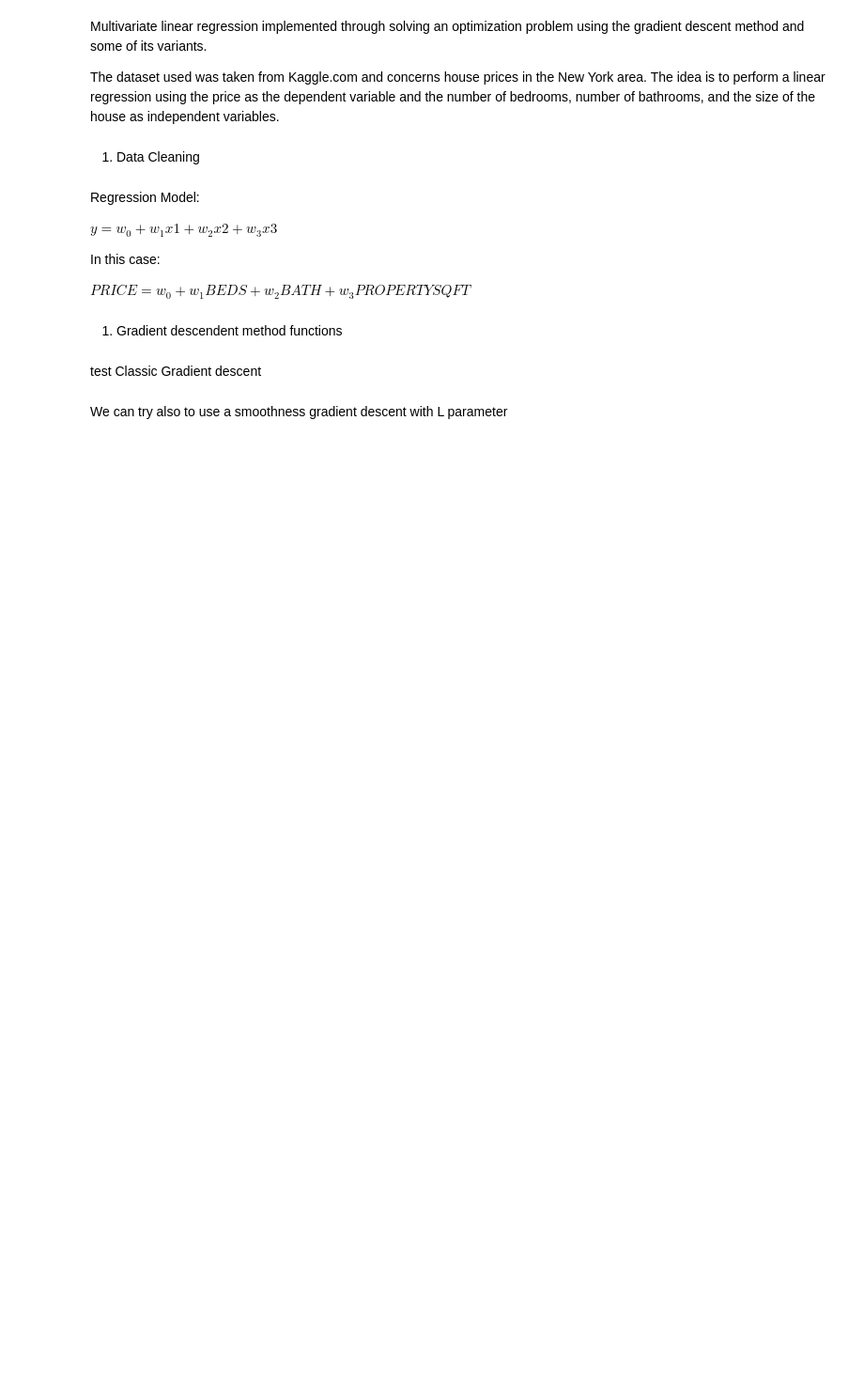
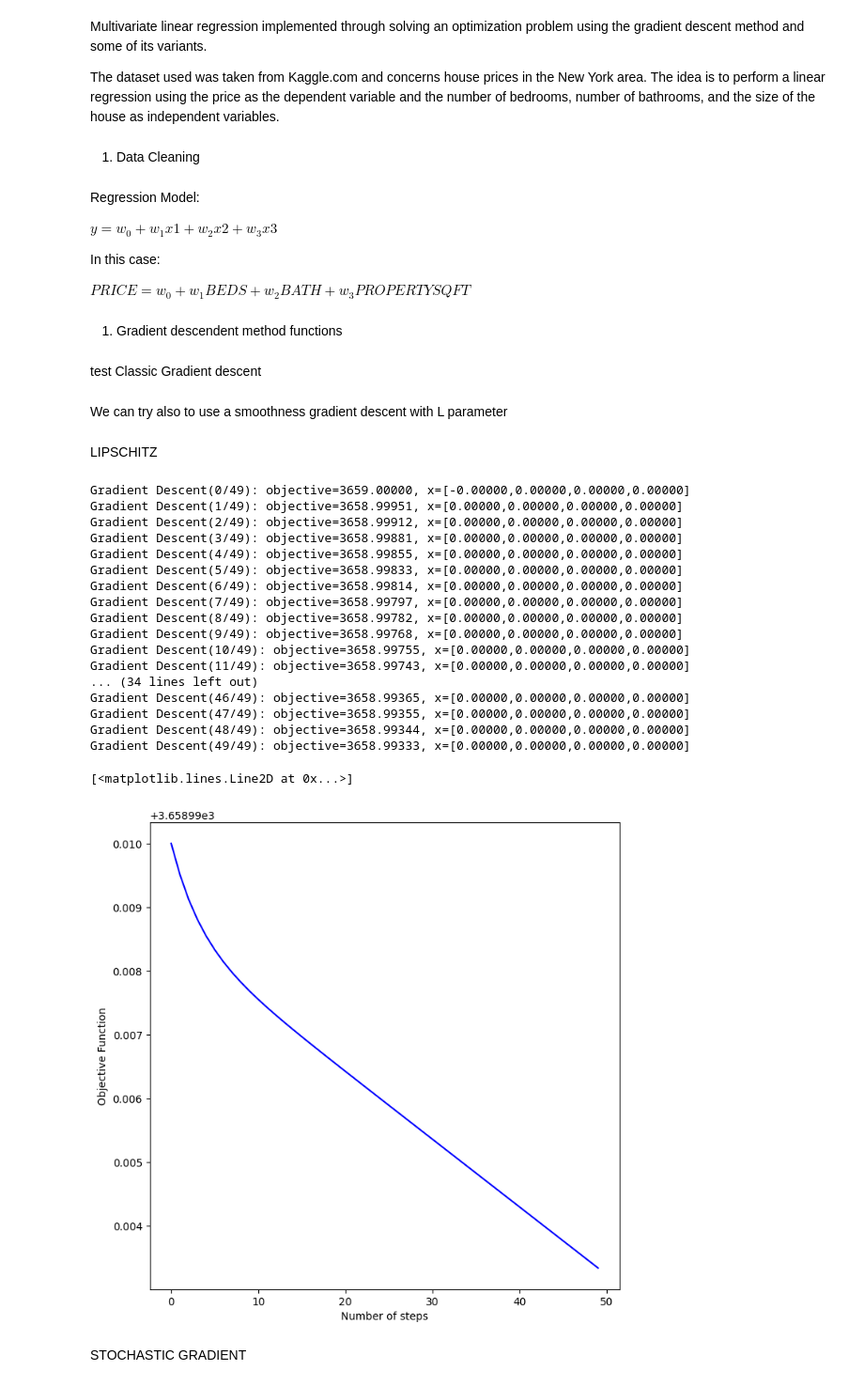
Before and after one commit to drossi15/Gradient-Descent, a Jupyter notebook: notebook.ipynb, the cells around one changed output. Shown at 94% size. Drawn from its saved outputs; the diff is of its cells as text; code cells hidden in the pictures; blank space fills up the shorter version.

```diff
--- a/notebook.ipynb
+++ b/notebook.ipynb
@@ -85,7 +85,7 @@ def compute_gradient(A, x, b):
     grad = 2 * A.T.dot(Axmb)
     return grad, Axmb
 
-def gradient_descent(A, initial_x, b, max_iters, gamma):
+def gradient_descent(A, initial_x, b, max_iters,gamma):
     """Gradient descent algorithm."""
     # Define parameters to store x and objective func. values
     xs = [initial_x]
@@ -106,8 +106,8 @@ def gradient_descent(A, initial_x, b, max_iters, gamma):
         # store x and objective function value
         xs.append(x)
         objectives.append(obj)
-        print("Gradient Descent({bi}/{ti}): objective={l:.5f}, x=[{w0:.5f},{w1:.5f}]".format(
-              bi=n_iter, ti=max_iters - 1, l=obj, w0=x[0], w1=x[1]))
+        print("Gradient Descent({bi}/{ti}): objective={l:.5f}, x=[{w0:.5f},{w1:.5f},{w2:.5f},{w3:.5f}]".format(
+              bi=n_iter, ti=max_iters - 1, l=obj, w0=x[0], w1=x[1], w2=x[2], w3=x[3]))
 
     return objectives, xs
 # %% [markdown]
@@ -151,3 +152,49 @@ plt.figure(figsize=(8, 8))
 plt.xlabel('Number of steps')
 plt.ylabel('Objective Function')
 plt.plot(range(len(gradient_objectives_smooth)), gradient_objectives_smooth,'green', label='gradient descent assuming smoothness')
+# %% [markdown]
+LIPSCHITZ
+# %%
+max_iters = 50
+R = 25
+
+# ***************************************************
+# YOUR CODE HERE
+# Compute the bound B on the gradient norm
+B = 2 * (R*np.linalg.norm(np.dot(A.T,A)) + np.linalg.norm(np.dot(A.T,b)))
+# ***************************************************
+
+# ***************************************************
+# YOUR CODE HERE
+#  Compute learning rate based on bounded gradient
+gamma_bounded = R/(B*np.sqrt(max_iters))
+# ***************************************************
+
+# Start gradient descent.
+gradient_objectives_bounded, gradient_xs_bounded = gradient_descent(A, x_initial, b, max_iters, gamma_bounded)
+plt.figure(figsize=(8, 8))
+plt.xlabel('Number of steps')
+plt.ylabel('Objective Function')
+plt.plot(range(len(gradient_objectives_bounded)), gradient_objectives_bounded,'blue', label='gradient descent assuming bounded gradients')
+# %% [output]
+Gradient Descent(0/49): objective=3659.00000, x=[-0.00000,0.00000,0.00000,0.00000]
+Gradient Descent(1/49): objective=3658.99951, x=[0.00000,0.00000,0.00000,0.00000]
+Gradient Descent(2/49): objective=3658.99912, x=[0.00000,0.00000,0.00000,0.00000]
+Gradient Descent(3/49): objective=3658.99881, x=[0.00000,0.00000,0.00000,0.00000]
+Gradient Descent(4/49): objective=3658.99855, x=[0.00000,0.00000,0.00000,0.00000]
+Gradient Descent(5/49): objective=3658.99833, x=[0.00000,0.00000,0.00000,0.00000]
+Gradient Descent(6/49): objective=3658.99814, x=[0.00000,0.00000,0.00000,0.00000]
+Gradient Descent(7/49): objective=3658.99797, x=[0.00000,0.00000,0.00000,0.00000]
+Gradient Descent(8/49): objective=3658.99782, x=[0.00000,0.00000,0.00000,0.00000]
+Gradient Descent(9/49): objective=3658.99768, x=[0.00000,0.00000,0.00000,0.00000]
+Gradient Descent(10/49): objective=3658.99755, x=[0.00000,0.00000,0.00000,0.00000]
+Gradient Descent(11/49): objective=3658.99743, x=[0.00000,0.00000,0.00000,0.00000]
+... (34 lines left out)
+Gradient Descent(46/49): objective=3658.99365, x=[0.00000,0.00000,0.00000,0.00000]
+Gradient Descent(47/49): objective=3658.99355, x=[0.00000,0.00000,0.00000,0.00000]
+Gradient Descent(48/49): objective=3658.99344, x=[0.00000,0.00000,0.00000,0.00000]
+Gradient Descent(49/49): objective=3658.99333, x=[0.00000,0.00000,0.00000,0.00000]
+[<matplotlib.lines.Line2D at 0x...>]
+[figure, added]
+# %% [markdown]
+STOCHASTIC GRADIENT
```
Also changed, not shown: parts of 7 cells of this notebook.
